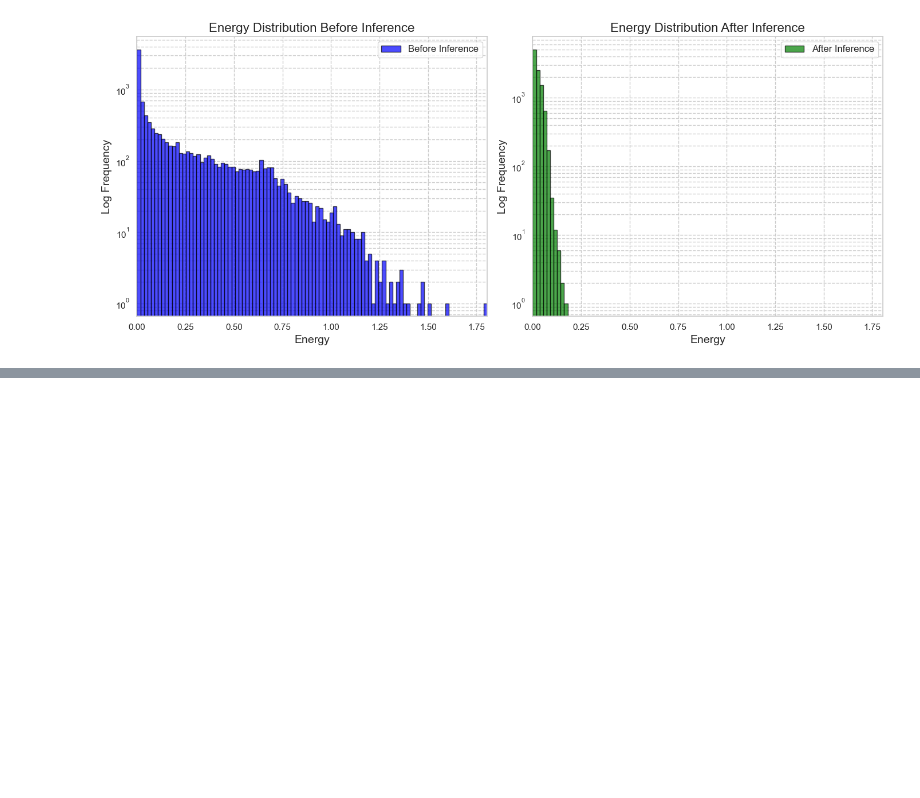
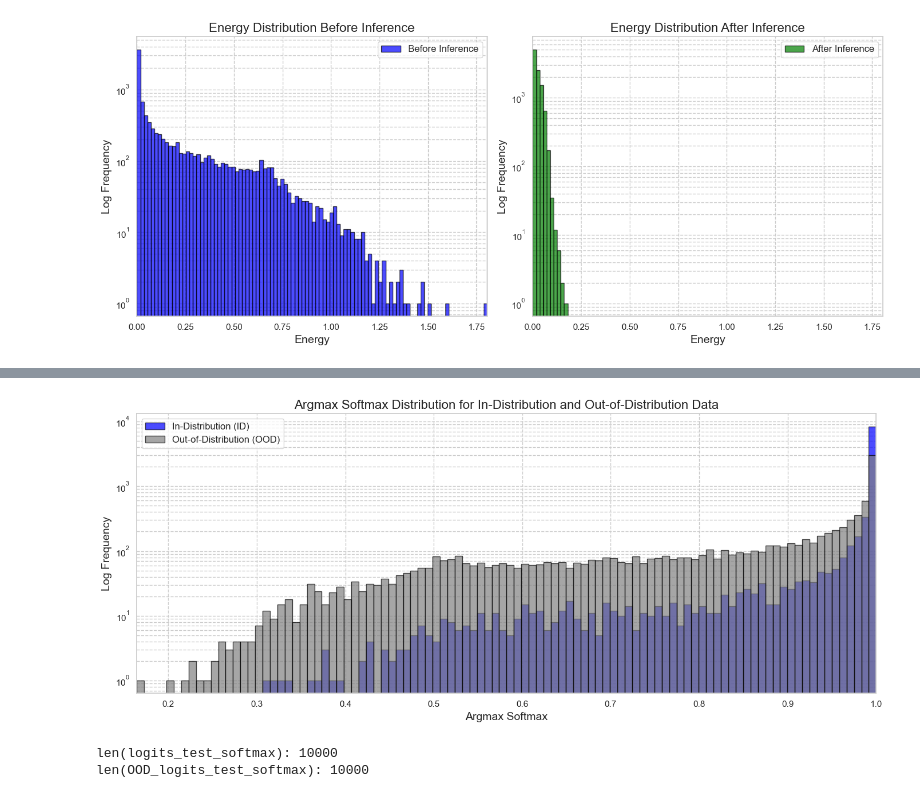
Before and after one commit to liukidar/pcx, a Jupyter notebook: examples/7_out_of_distribution_energy_analysis.ipynb, the cells around one changed output, grey strips where cells are left out. Cells and saved outputs as stored; diff of their text form; code cells hidden in the pictures; blank space fills up the shorter version.

```diff
--- a/examples/7_out_of_distribution_energy_analysis.ipynb
+++ b/examples/7_out_of_distribution_energy_analysis.ipynb
@@ -904,0 +964,61 @@ plot_energy_distribution_histograms(OOD_e_pre_, OOD_e_post_)
+# %%
+from matplotlib.ticker import AutoLocator
+
+def plot_id_vs_ood_argmax_softmax_values(max_softmax_values, OOD_max_softmax_values, bins=100):
+    """
+    Plot overlaid histograms of the max softmax values for in-distribution and out-of-distribution data.
+
+    Parameters:
+    - max_softmax_values: JAX array of max softmax values for in-distribution data.
+    - OOD_max_softmax_values: JAX array of max softmax values for out-of-distribution data.
+    - bins: Number of bins for the histogram.
+    """
+    # Convert JAX arrays to NumPy arrays for plotting
+    msv_pre_np = np.array(max_softmax_values)
+    OOD_msv_pre_np = np.array(OOD_max_softmax_values)
+
+    # Use seaborn style for better aesthetics
+    sns.set(style="whitegrid")
+
+    plt.figure(figsize=(14, 6))
+
+    # Determine the common x limits and common bins
+    all_data = np.concatenate((msv_pre_np, OOD_msv_pre_np))
+    x_min, x_max = all_data.min(), all_data.max()
+    common_bins = np.linspace(x_min, x_max, bins + 1)
+
+    # Plot histograms for ID and OOD
+    plt.hist(msv_pre_np, bins=common_bins, alpha=0.7, color='blue', edgecolor='black', label='In-Distribution (ID)')
+    plt.hist(OOD_msv_pre_np, bins=common_bins, alpha=0.7, color='gray', edgecolor='black', label='Out-of-Distribution (OOD)')
+
+    plt.yscale('log')
+    plt.title(f'Argmax Softmax Distribution for In-Distribution and Out-of-Distribution Data', fontsize=16)
+    plt.xlabel('Argmax Softmax', fontsize=14)
+    plt.ylabel('Log Frequency', fontsize=14)
+    plt.legend(loc='best', fontsize=12)
+    plt.grid(True, which="both", ls="--")
+    plt.xlim(x_min, x_max)
+
+    # Auto-generate ticks
+    #plt.gca().xaxis.set_major_locator(AutoLocator())
+    #plt.gca().yaxis.set_major_locator(AutoLocator())
+
+    # Adjust layout for better fit
+    plt.tight_layout()
+
+    # Save the figure
+    plt.savefig("argmax_softmax_distribution_histograms.png", dpi=300)
+
+    plt.show()
+
+# Plot the argmax softmax values distributions
+plot_id_vs_ood_argmax_softmax_values(max_softmax_values, OOD_max_softmax_values)
+# %% [output]
+[figure, added]
+# %%
+# show length of the softmax vectors for both in-distribution and out-of-distribution samples
+print(f"len(logits_test_softmax): {len(max_softmax_values)}")
+print(f"len(OOD_logits_test_softmax): {len(OOD_max_softmax_values)}")
+# %% [output]
+len(logits_test_softmax): 10000
+len(OOD_logits_test_softmax): 10000
```
Also changed, not shown: parts of 10 cells of this notebook, 1 other file.
